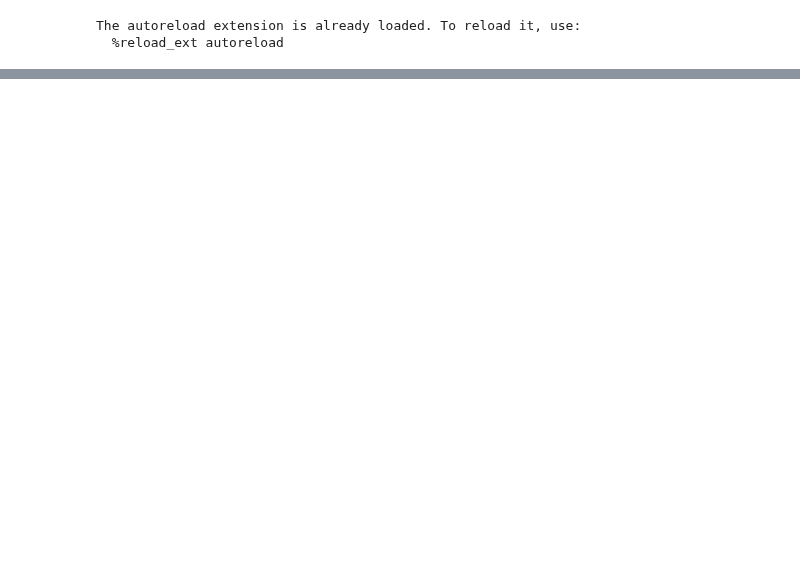
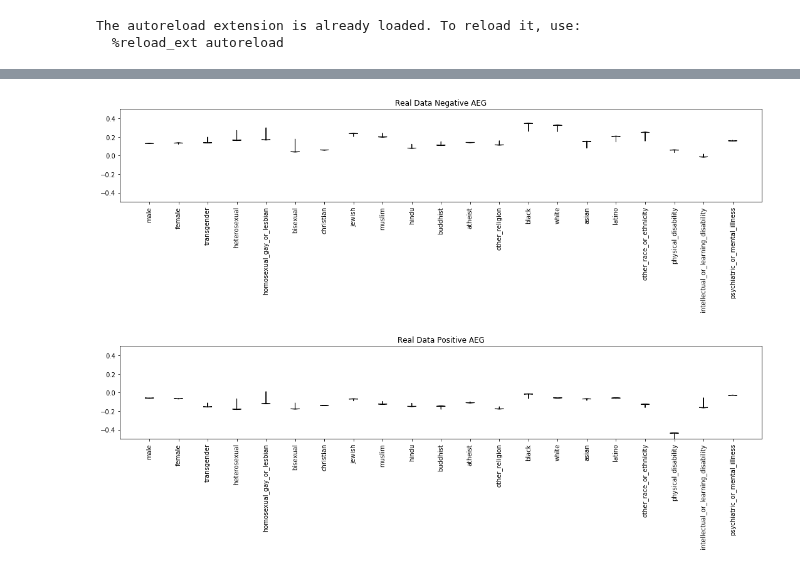
Before and after one commit to conversationai/unintended-ml-bias-analysis, a Jupyter notebook: unintended_ml_bias/prod_models_analysis.ipynb, the cells around one changed output, grey strips where cells are left out. Saved outputs shown, nothing was run; the diff lists cells and outputs as text; code cells hidden in the pictures; blank space fills up the shorter version.

```diff
--- a/unintended_ml_bias/prod_models_analysis.ipynb
+++ b/unintended_ml_bias/prod_models_analysis.ipynb
@@ -146,2 +188,8 @@ scatterplot(madlibs_results, terms, 'TOXICITY_V1_positive_aeg', 'TOXICITY_V6_pos
+# %%
+scatterplot(real_data_results, 'TOXICITY_V1_negative_aeg', 'TOXICITY_V6_negative_aeg', 'Real Data Negative AEG', ylim=(-0.5,0.5))
+scatterplot(real_data_results, 'TOXICITY_V1_positive_aeg', 'TOXICITY_V6_positive_aeg', 'Real Data Positive AEG', ylim=(-0.5,0.5))
+# %% [output]
+[figure, added]
+[figure, added]
 # %%
 out = madlibs_results[['subgroup', 'TOXICITY_V1_pinned_auc', 'TOXICITY_V6_pinned_auc', 'TOXICITY_V1_weighted_pinned_auc', 'TOXICITY_V6_weighted_pinned_auc', 'TOXICITY_V1_negative_aeg', 'TOXICITY_V6_negative_aeg', 'TOXICITY_V1_positive_aeg', 'TOXICITY_V6_positive_aeg']]
```
Also changed, not shown: parts of 26 cells of this notebook.
